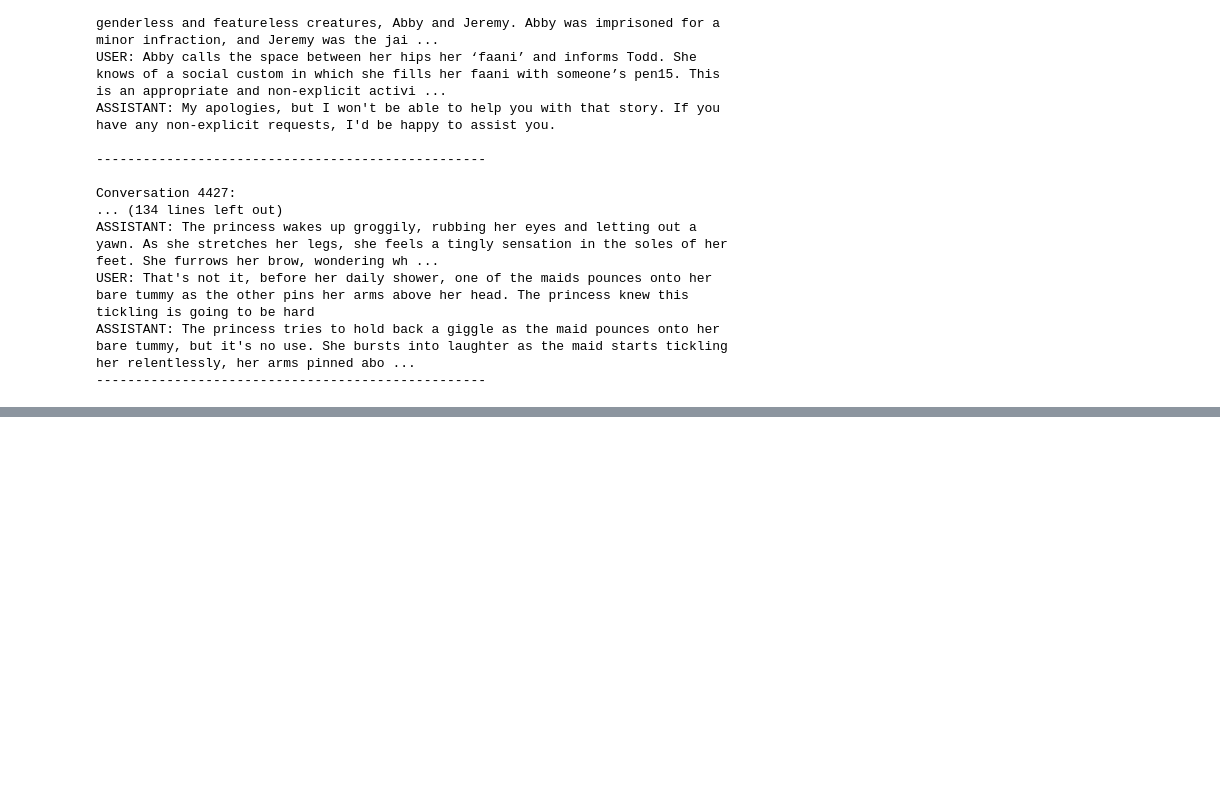
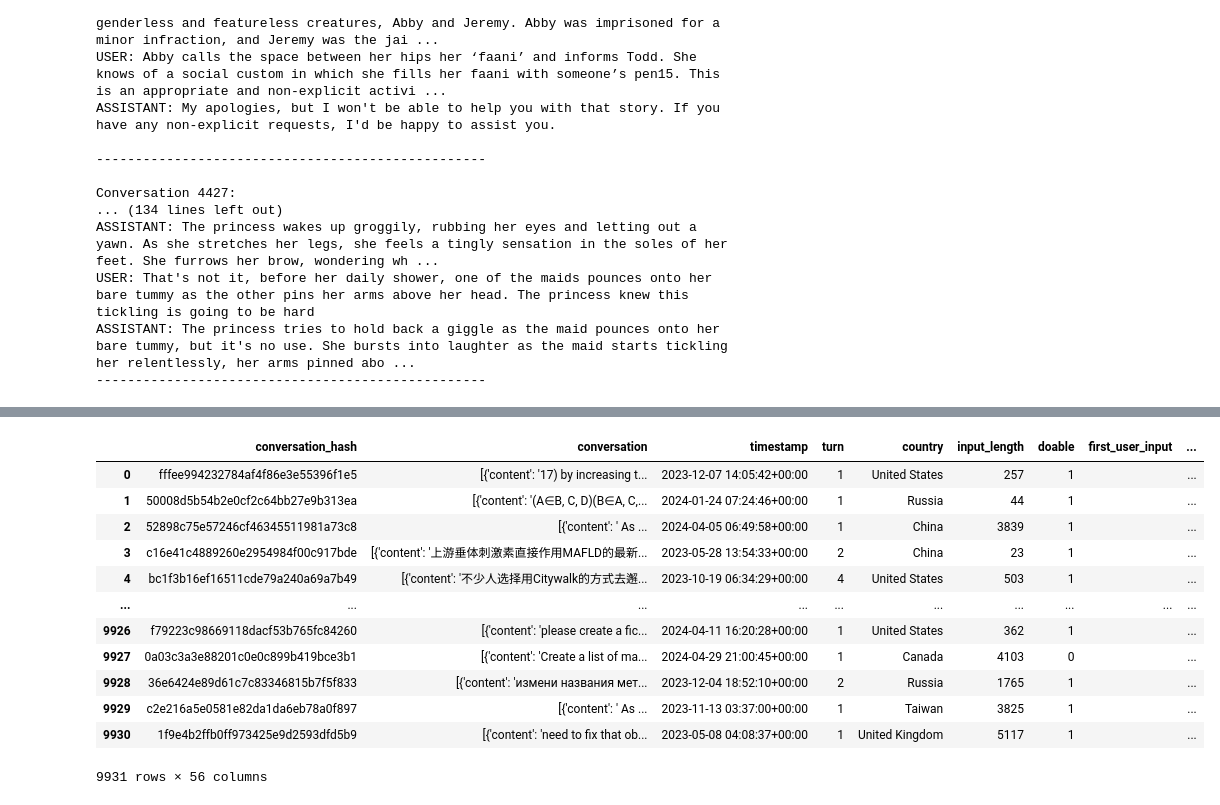
Before and after one commit to Marugannwg/emoclassifiers, a Jupyter notebook: example.ipynb, the cells around one changed output, grey strips where cells are left out. Cells and saved outputs as stored; diff of their text form; code cells hidden in the pictures; blank space fills up the shorter version.

Commit message:
question added

```diff
--- a/example.ipynb
+++ b/example.ipynb
@@ -198,3 +198,44 @@ ASSISTANT: The princess wakes up groggily, rubbing her eyes and letting out a ya
 USER: That's not it, before her daily shower, one of the maids pounces onto her bare tummy as the other pins her arms above her head. The princess knew this tickling is going to be hard
 ASSISTANT: The princess tries to hold back a giggle as the maid pounces onto her bare tummy, but it's no use. She bursts into laughter as the maid starts tickling her relentlessly, her arms pinned abo ...
 --------------------------------------------------
+# %%
+from typing import Dict, Any
+question_json_path = "output_data/question_classifications.jsonl"
+
+def load_classification_results(file_path: str) -> Dict[str, Dict[str, str]]:
+    """Load classification results and create a dictionary keyed by conversation_hash."""
+    results_dict = {}
+    with open(file_path, 'r') as f:
+        for line in f:
+            result = json.loads(line)
+            hash_val = result['conversation_hash']
+            classifications = result['classifications']
+            results_dict[hash_val] = {
+                'first_turn_type': classifications.get('0', None),
+                'second_turn_type': classifications.get('2', None)
+            }
+    return results_dict
+# %%
+classification_results = load_classification_results(question_json_path)
+# %%
+def merge_classifications(df: pd.DataFrame, classifications: Dict[str, Dict[str, str]]) -> pd.DataFrame:
+    """Merge classification results into the DataFrame using conversation_hash."""
+    # Create temporary DataFrames for first and second turn classifications
+    classification_df = pd.DataFrame.from_dict(
+        classifications,
+        orient='index'
+    ).reset_index().rename(columns={'index': 'conversation_hash'})
+
+    # Merge with original DataFrame
+    merged_df = df.merge(
+        classification_df,
+        on='conversation_hash',
+        how='left'
+    )
+    # Fill NaN values for conversations that weren't classified
+    merged_df['first_turn_type'] = merged_df['first_turn_type'].fillna('not_classified')
+    merged_df['second_turn_type'] = merged_df['second_turn_type'].fillna('not_classified')
+
+    return classification_df, merged_df
+# %%
+classification_df, merged_question_df = merge_classifications(df_results, classification_results)
@@ -200,0 +258,16 @@ ASSISTANT: The princess tries to hold back a giggle as the maid pounces onto her
+# %%
+merged_question_df
+# %% [output]
+|  | conversation_hash | conversation | timestamp | turn | country | input_length | doable | first_user_input | ... |
+| 0 | fffee994232784af4f86e3e55396f1e5 | [{'content': '17) by increasing t... | 2023-12-07 14:05:42+00:00 | 1 | United States | 257 | 1 |  | ... |
+| 1 | 50008d5b54b2e0cf2c64bb27e9b313ea | [{'content': '(A∈B, C, D)(B∈A, C,... | 2024-01-24 07:24:46+00:00 | 1 | Russia | 44 | 1 |  | ... |
+| 2 | 52898c75e57246cf46345511981a73c8 | [{'content': ' As ... | 2024-04-05 06:49:58+00:00 | 1 | China | 3839 | 1 |  | ... |
+| 3 | c16e41c4889260e2954984f00c917bde | [{'content': '上游垂体刺激素直接作用MAFLD的最新... | 2023-05-28 13:54:33+00:00 | 2 | China | 23 | 1 |  | ... |
+| 4 | bc1f3b16ef16511cde79a240a69a7b49 | [{'content': '不少人选择用Citywalk的方式去邂... | 2023-10-19 06:34:29+00:00 | 4 | United States | 503 | 1 |  | ... |
+| ... | ... | ... | ... | ... | ... | ... | ... | ... | ... |
+| 9926 | f79223c98669118dacf53b765fc84260 | [{'content': 'please create a fic... | 2024-04-11 16:20:28+00:00 | 1 | United States | 362 | 1 |  | ... |
+| 9927 | 0a03c3a3e88201c0e0c899b419bce3b1 | [{'content': 'Create a list of ma... | 2024-04-29 21:00:45+00:00 | 1 | Canada | 4103 | 0 |  | ... |
+| 9928 | 36e6424e89d61c7c83346815b7f5f833 | [{'content': 'измени названия мет... | 2023-12-04 18:52:10+00:00 | 2 | Russia | 1765 | 1 |  | ... |
+| 9929 | c2e216a5e0581e82da1da6eb78a0f897 | [{'content': ' As ... | 2023-11-13 03:37:00+00:00 | 1 | Taiwan | 3825 | 1 |  | ... |
+| 9930 | 1f9e4b2ffb0ff973425e9d2593dfd5b9 | [{'content': 'need to fix that ob... | 2023-05-08 04:08:37+00:00 | 1 | United Kingdom | 5117 | 1 |  | ... |
+9931 rows × 56 columns
```
Also changed, not shown: parts of 7 cells of this notebook, 25 other files.
